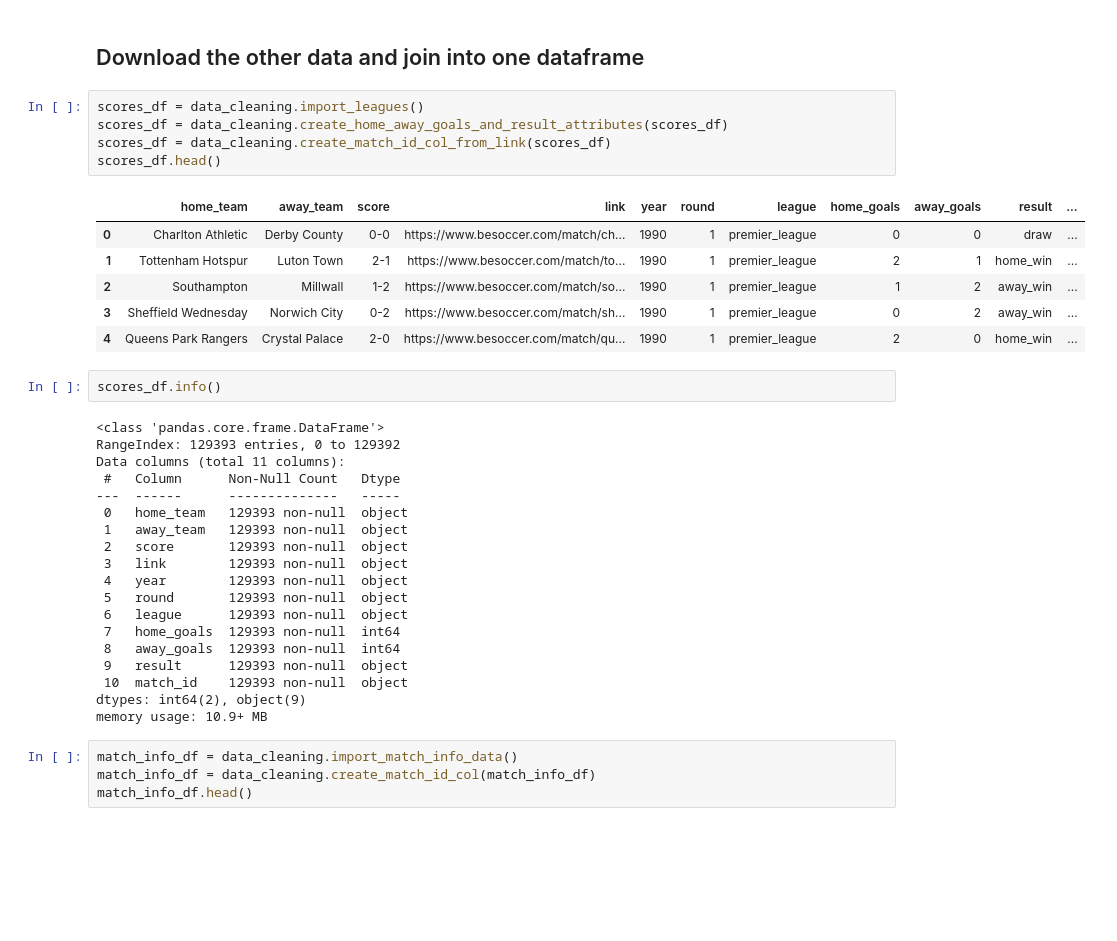
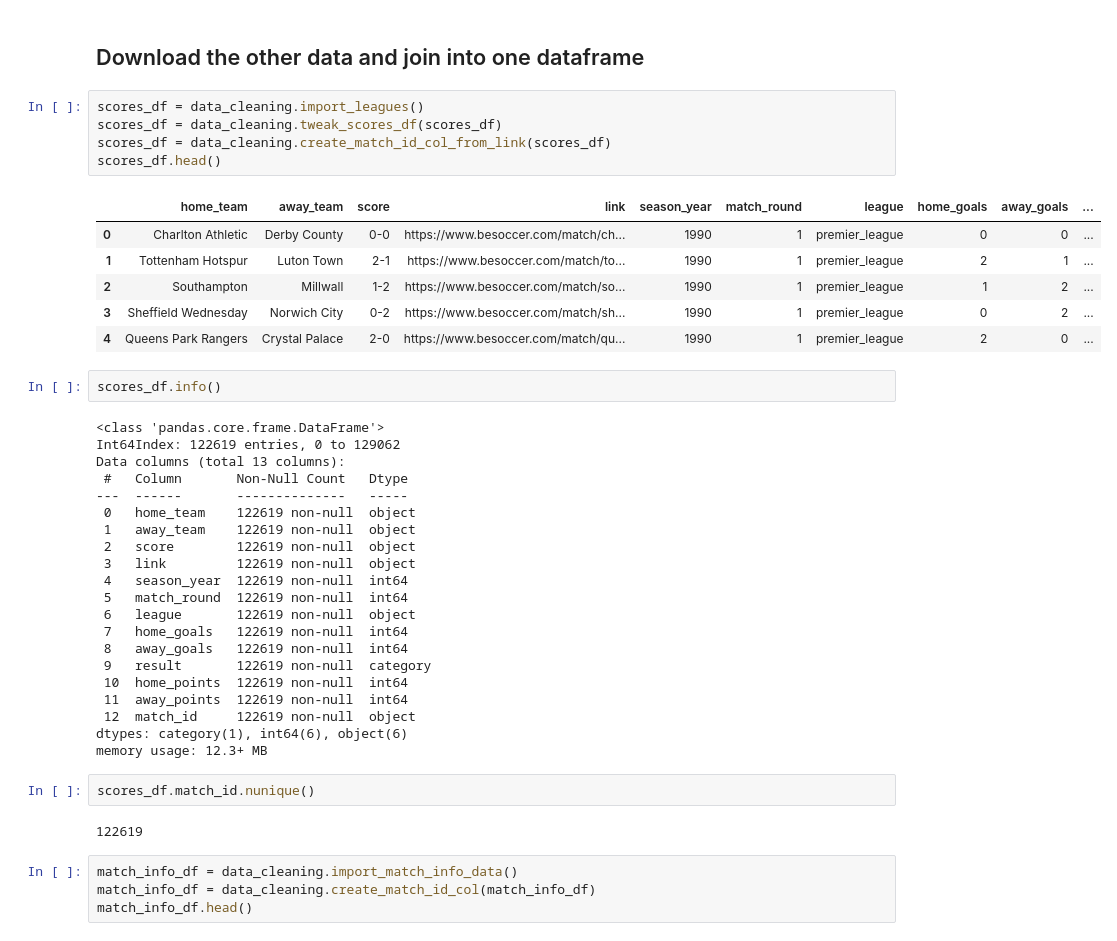
Before and after one commit to dan-bouchard/Football-Match-Outcome-Prediction, a Jupyter notebook: feature_engineering.ipynb, the cells around one changed output. Drawn from its saved outputs; the diff is of its cells as text; blank space fills up the shorter version.

```diff
--- a/feature_engineering.ipynb
+++ b/feature_engineering.ipynb
@@ -52,37 +44,43 @@ elo_df.head()
 ## Download the other data and join into one dataframe
 # %%
 scores_df = data_cleaning.import_leagues()
-scores_df = data_cleaning.create_home_away_goals_and_result_attributes(scores_df)
+scores_df = data_cleaning.tweak_scores_df(scores_df)
 scores_df = data_cleaning.create_match_id_col_from_link(scores_df)
 scores_df.head()
 # %% [output]
-|  | home_team | away_team | score | link | year | round | league | home_goals | away_goals | result | ... |
-| 0 | Charlton Athletic | Derby County | 0-0 | https://www.besoccer.com/match/ch... | 1990 | 1 | premier_league | 0 | 0 | draw | ... |
-| 1 | Tottenham Hotspur | Luton Town | 2-1 | https://www.besoccer.com/match/to... | 1990 | 1 | premier_league | 2 | 1 | home_win | ... |
-| 2 | Southampton | Millwall | 1-2 | https://www.besoccer.com/match/so... | 1990 | 1 | premier_league | 1 | 2 | away_win | ... |
-| 3 | Sheffield Wednesday | Norwich City | 0-2 | https://www.besoccer.com/match/sh... | 1990 | 1 | premier_league | 0 | 2 | away_win | ... |
-| 4 | Queens Park Rangers | Crystal Palace | 2-0 | https://www.besoccer.com/match/qu... | 1990 | 1 | premier_league | 2 | 0 | home_win | ... |
+|  | home_team | away_team | score | link | season_year | match_round | league | home_goals | away_goals | ... |
+| 0 | Charlton Athletic | Derby County | 0-0 | https://www.besoccer.com/match/ch... | 1990 | 1 | premier_league | 0 | 0 | ... |
+| 1 | Tottenham Hotspur | Luton Town | 2-1 | https://www.besoccer.com/match/to... | 1990 | 1 | premier_league | 2 | 1 | ... |
+| 2 | Southampton | Millwall | 1-2 | https://www.besoccer.com/match/so... | 1990 | 1 | premier_league | 1 | 2 | ... |
+| 3 | Sheffield Wednesday | Norwich City | 0-2 | https://www.besoccer.com/match/sh... | 1990 | 1 | premier_league | 0 | 2 | ... |
+| 4 | Queens Park Rangers | Crystal Palace | 2-0 | https://www.besoccer.com/match/qu... | 1990 | 1 | premier_league | 2 | 0 | ... |
 # %%
 scores_df.info()
 # %% [output]
 <class 'pandas.core.frame.DataFrame'>
-RangeIndex: 129393 entries, 0 to 129392
-Data columns (total 11 columns):
- #   Column      Non-Null Count   Dtype
----  ------      --------------   -----
- 0   home_team   129393 non-null  object
- 1   away_team   129393 non-null  object
- 2   score       129393 non-null  object
- 3   link        129393 non-null  object
- 4   year        129393 non-null  object
- 5   round       129393 non-null  object
- 6   league      129393 non-null  object
- 7   home_goals  129393 non-null  int64
- 8   away_goals  129393 non-null  int64
- 9   result      129393 non-null  object
- 10  match_id    129393 non-null  object
-dtypes: int64(2), object(9)
-memory usage: 10.9+ MB
+Int64Index: 122619 entries, 0 to 129062
+Data columns (total 13 columns):
+ #   Column       Non-Null Count   Dtype
+---  ------       --------------   -----
+ 0   home_team    122619 non-null  object
+ 1   away_team    122619 non-null  object
+ 2   score        122619 non-null  object
+ 3   link         122619 non-null  object
+ 4   season_year  122619 non-null  int64
+ 5   match_round  122619 non-null  int64
+ 6   league       122619 non-null  object
+ 7   home_goals   122619 non-null  int64
+ 8   away_goals   122619 non-null  int64
+ 9   result       122619 non-null  category
+ 10  home_points  122619 non-null  int64
+ 11  away_points  122619 non-null  int64
+ 12  match_id     122619 non-null  object
+dtypes: category(1), int64(6), object(6)
+memory usage: 12.3+ MB
+# %%
+scores_df.match_id.nunique()
+# %% [output]
+122619
 # %%
 match_info_df = data_cleaning.import_match_info_data()
 match_info_df = data_cleaning.create_match_id_col(match_info_df)
```
Also changed, not shown: parts of 29 cells of this notebook, 11 other files.
